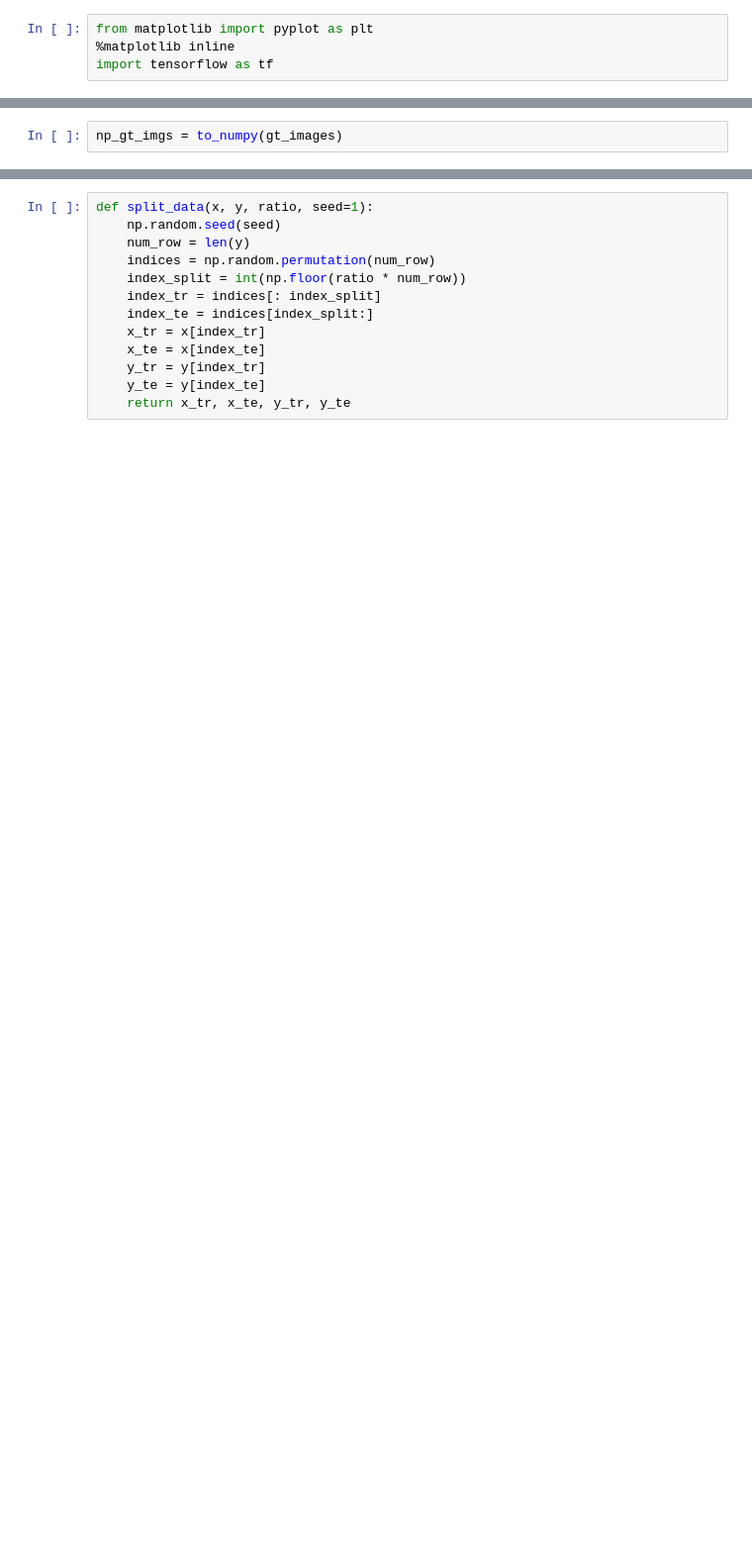
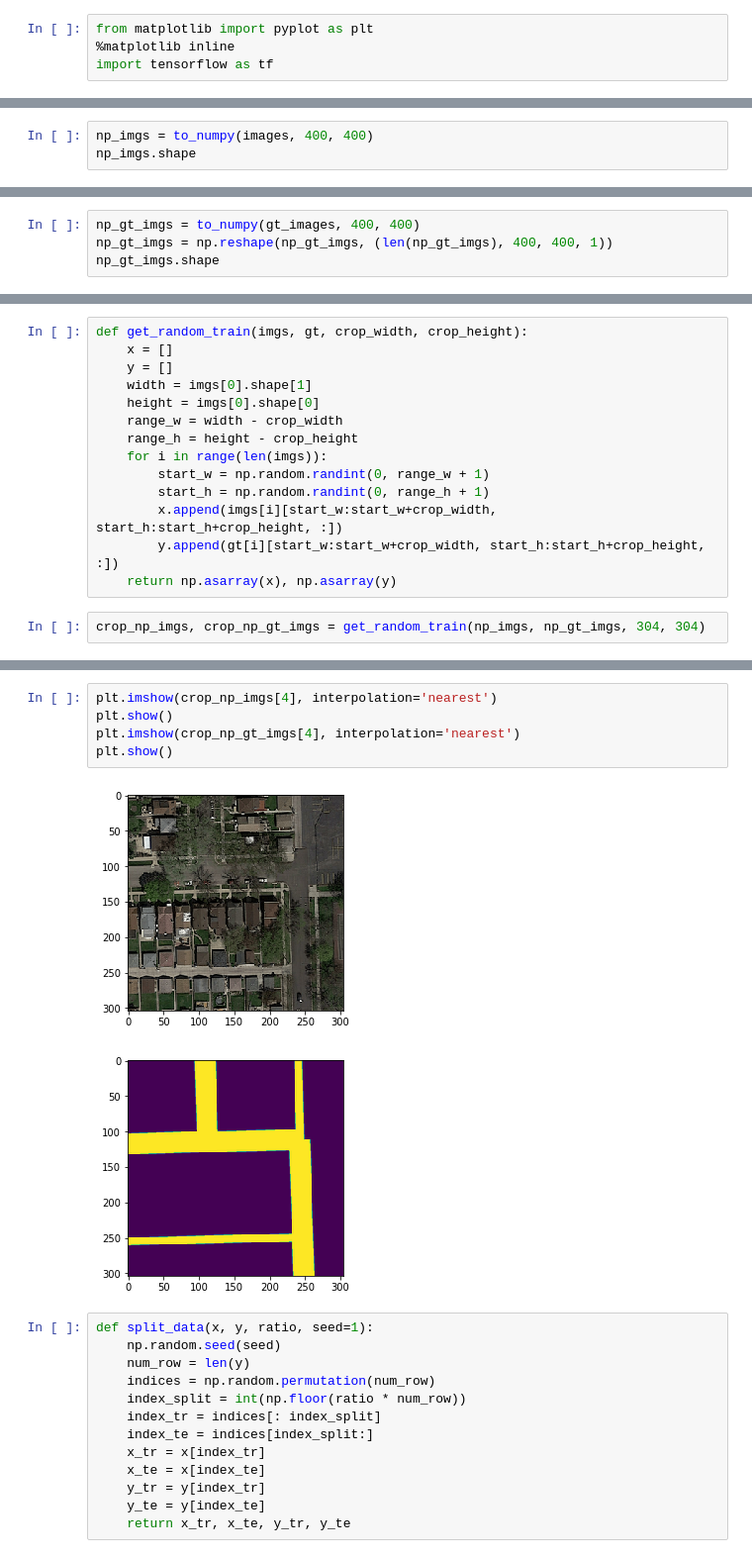
Before and after one commit to LobsterChampage/road-segmentation, a Jupyter notebook: NN.ipynb, the cells around one changed output, grey strips where cells are left out. Shown at 99% size. Cells and saved outputs as stored; diff of their text form; blank space fills up the shorter version.

```diff
--- a/NN.ipynb
+++ b/NN.ipynb
@@ -18,0 +38,3 @@ np_imgs = to_numpy(images)
+# %%
+np_imgs = to_numpy(images, 400, 400)
+np_imgs.shape
@@ -19,2 +43,4 @@ np_imgs = to_numpy(images)
 # %%
-np_gt_imgs = to_numpy(gt_images)
+np_gt_imgs = to_numpy(gt_images, 400, 400)
+np_gt_imgs = np.reshape(np_gt_imgs, (len(np_gt_imgs), 400, 400, 1))
+np_gt_imgs.shape
@@ -20,0 +59,16 @@ np_gt_imgs = to_numpy(gt_images)
+# %%
+def get_random_train(imgs, gt, crop_width, crop_height):
+    x = []
+    y = []
+    width = imgs[0].shape[1]
+    height = imgs[0].shape[0]
+    range_w = width - crop_width
+    range_h = height - crop_height
+    for i in range(len(imgs)):
+        start_w = np.random.randint(0, range_w + 1)
+        start_h = np.random.randint(0, range_h + 1)
+        x.append(imgs[i][start_w:start_w+crop_width, start_h:start_h+crop_height, :])
+        y.append(gt[i][start_w:start_w+crop_width, start_h:start_h+crop_height, :])
+    return np.asarray(x), np.asarray(y)
+# %%
+crop_np_imgs, crop_np_gt_imgs = get_random_train(np_imgs, np_gt_imgs, 304, 304)
@@ -21,3 +79,11 @@ np_gt_imgs = to_numpy(gt_images)
+# %%
+plt.imshow(crop_np_imgs[4], interpolation='nearest')
+plt.show()
+plt.imshow(crop_np_gt_imgs[4], interpolation='nearest')
+plt.show()
+# %% [output]
+[figure, added]
+[figure, added]
 # %%
 def split_data(x, y, ratio, seed=1):
     np.random.seed(seed)
```
Also changed, not shown: parts of 28 cells of this notebook, 3 other files.
